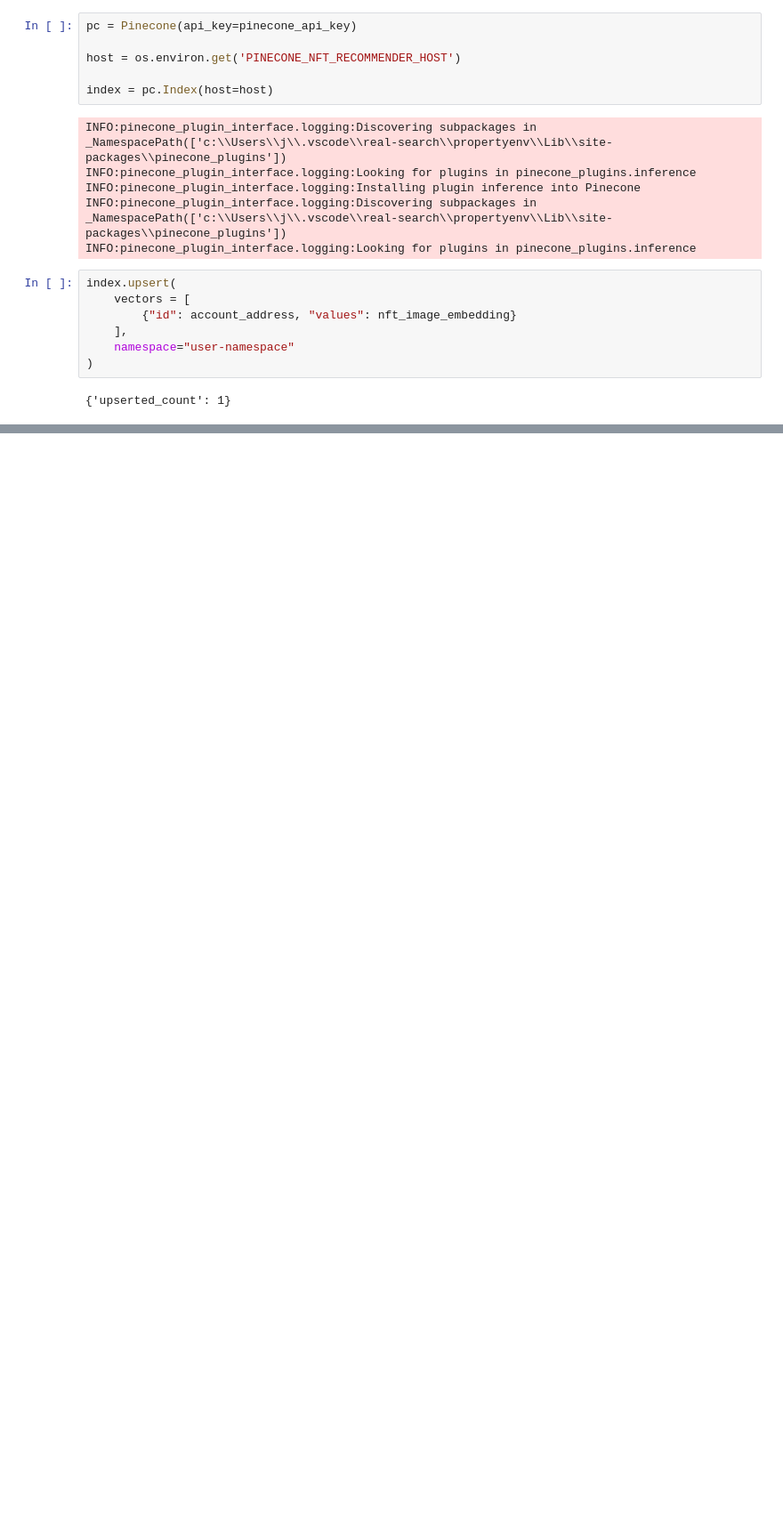
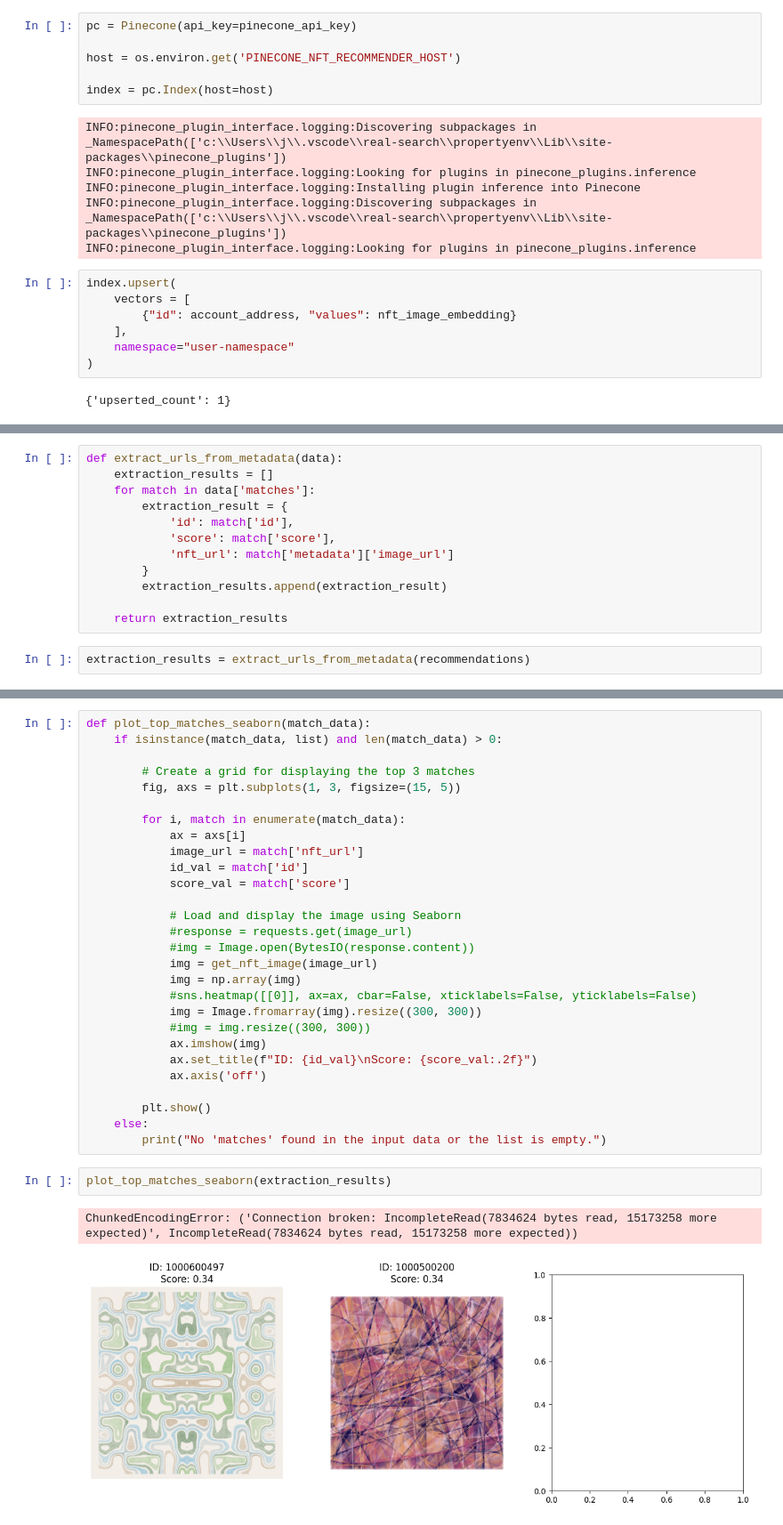
Before and after one commit to etimbukafia/nft-recommender, a Jupyter notebook: python_src/nft_recommendation.ipynb, the cells around one changed output, grey strips where cells are left out. Shown at 89% size. Saved outputs shown, nothing was run; the diff lists cells and outputs as text; blank space fills up the shorter version.

Commit message:
recommendation visualization completed

```diff
--- a/python_src/nft_recommendation.ipynb
+++ b/python_src/nft_recommendation.ipynb
@@ -184,0 +188,14 @@ index.upsert(
+# %%
+def extract_urls_from_metadata(data):
+    extraction_results = []
+    for match in data['matches']:
+        extraction_result = {
+            'id': match['id'],
+            'score': match['score'],
+            'nft_url': match['metadata']['image_url']
+        }
+        extraction_results.append(extraction_result)
+
+    return extraction_results
+# %%
+extraction_results = extract_urls_from_metadata(recommendations)
@@ -184,0 +220,33 @@ index.upsert(
+# %%
+def plot_top_matches_seaborn(match_data):
+    if isinstance(match_data, list) and len(match_data) > 0:
+
+        # Create a grid for displaying the top 3 matches
+        fig, axs = plt.subplots(1, 3, figsize=(15, 5))
+
+        for i, match in enumerate(match_data):
+            ax = axs[i]
+            image_url = match['nft_url']
+            id_val = match['id']
+            score_val = match['score']
+
+            # Load and display the image using Seaborn
+            #response = requests.get(image_url)
+            #img = Image.open(BytesIO(response.content))
+            img = get_nft_image(image_url)
+            img = np.array(img)
+            #sns.heatmap([[0]], ax=ax, cbar=False, xticklabels=False, yticklabels=False)
+            img = Image.fromarray(img).resize((300, 300))
+            #img = img.resize((300, 300))
+            ax.imshow(img)
+            ax.set_title(f"ID: {id_val}\nScore: {score_val:.2f}")
+            ax.axis('off')
+
+        plt.show()
+    else:
+        print("No 'matches' found in the input data or the list is empty.")
+# %%
+plot_top_matches_seaborn(extraction_results)
+# %% [output]
+ChunkedEncodingError: ('Connection broken: IncompleteRead(7834624 bytes read, 15173258 more expected)', IncompleteRead(7834624 bytes read, 15173258 more expected))
+[figure, added]
```
Also changed, not shown: parts of 11 cells of this notebook.
